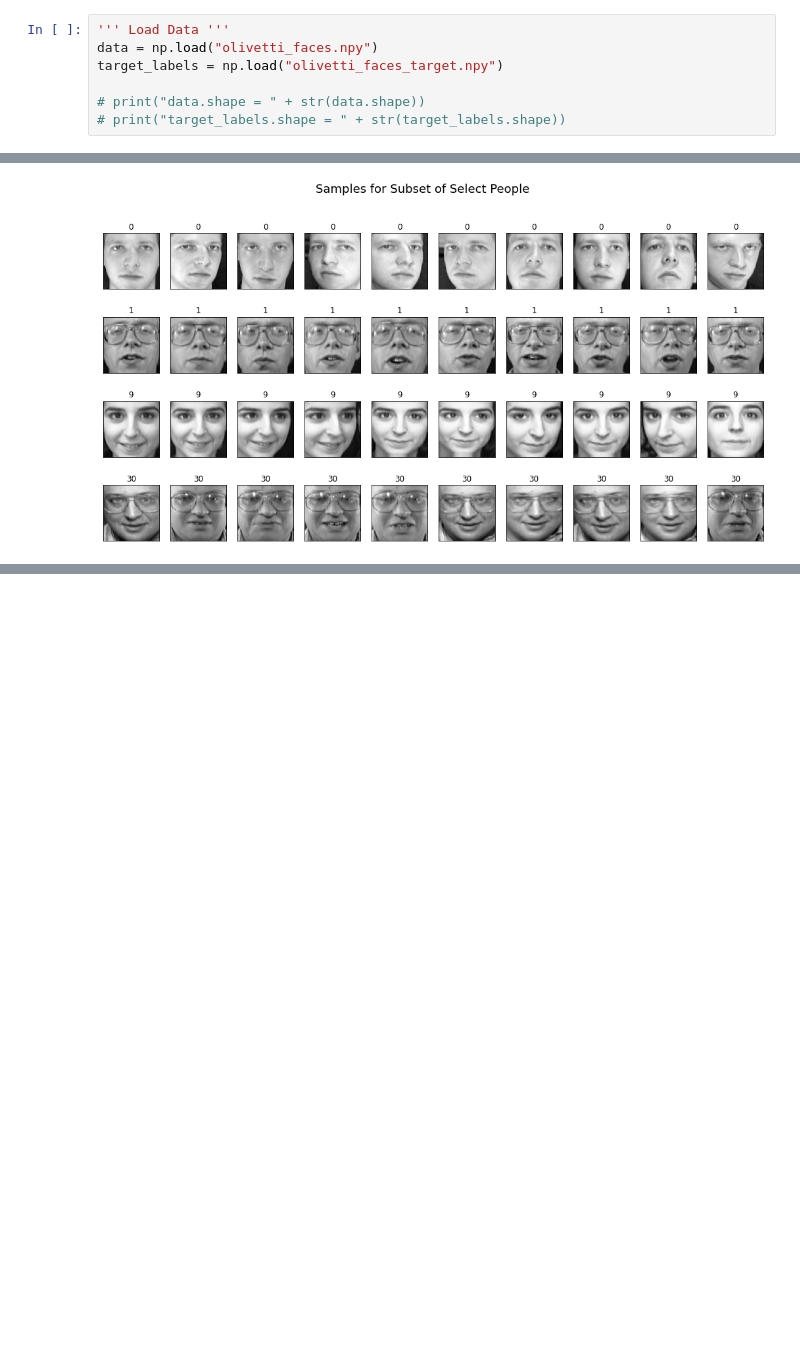
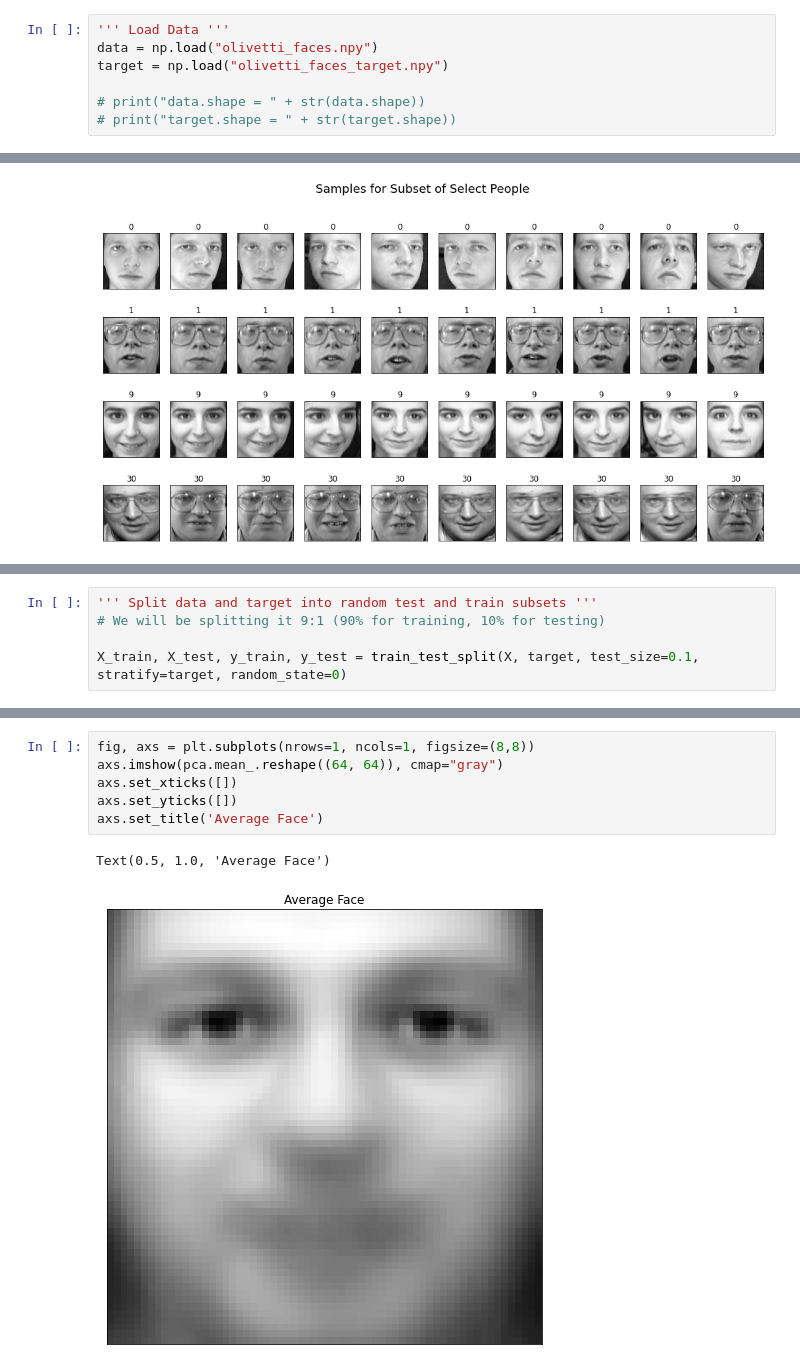
Before and after one commit to mitsukakiyohara/ATCS-2021, a Jupyter notebook: finalProject/test-main.ipynb, the cells around one changed output, grey strips where cells are left out. Cells and saved outputs as stored; diff of their text form; blank space fills up the shorter version.

```diff
--- a/finalProject/test-main.ipynb
+++ b/finalProject/test-main.ipynb
@@ -15,7 +20,7 @@ import matplotlib.pyplot as plt
 # %%
 ''' Load Data '''
 data = np.load("olivetti_faces.npy")
-target_labels = np.load("olivetti_faces_target.npy")
+target = np.load("olivetti_faces_target.npy")
 
 # print("data.shape = " + str(data.shape))
-# print("target_labels.shape = " + str(target_labels.shape))
+# print("target.shape = " + str(target.shape))
@@ -82,0 +104,5 @@ X = data.reshape((num_samples, image_size))
+# %%
+''' Split data and target into random test and train subsets '''
+# We will be splitting it 9:1 (90% for training, 10% for testing)
+
+X_train, X_test, y_train, y_test = train_test_split(X, target, test_size=0.1, stratify=target, random_state=0)
@@ -82,0 +115,9 @@ X = data.reshape((num_samples, image_size))
+# %%
+fig, axs = plt.subplots(nrows=1, ncols=1, figsize=(8,8))
+axs.imshow(pca.mean_.reshape((64, 64)), cmap="gray")
+axs.set_xticks([])
+axs.set_yticks([])
+axs.set_title('Average Face')
+# %% [output]
+Text(0.5, 1.0, 'Average Face')
+[figure, added]
```
Also changed, not shown: parts of 14 cells of this notebook, 1 other file.
